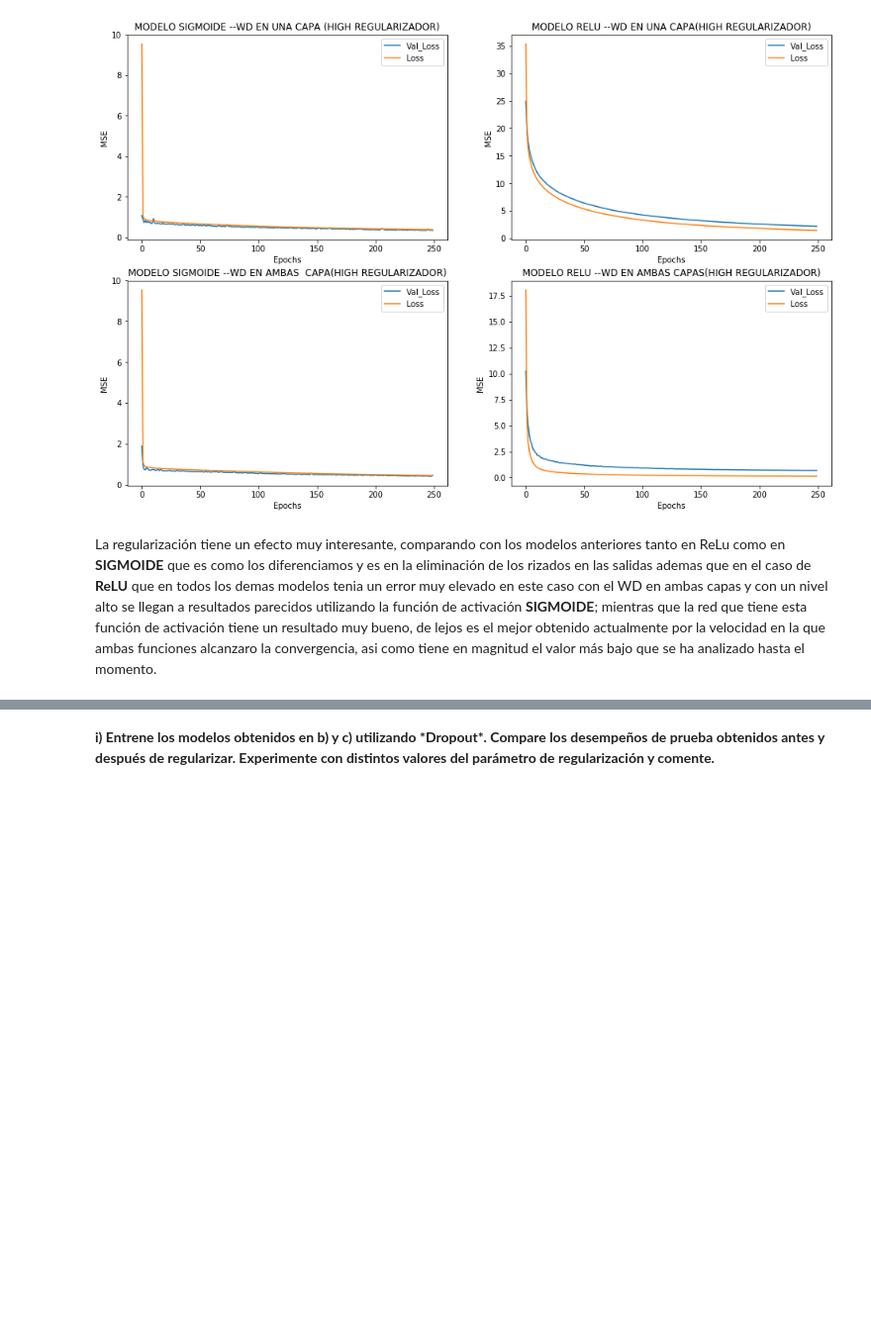
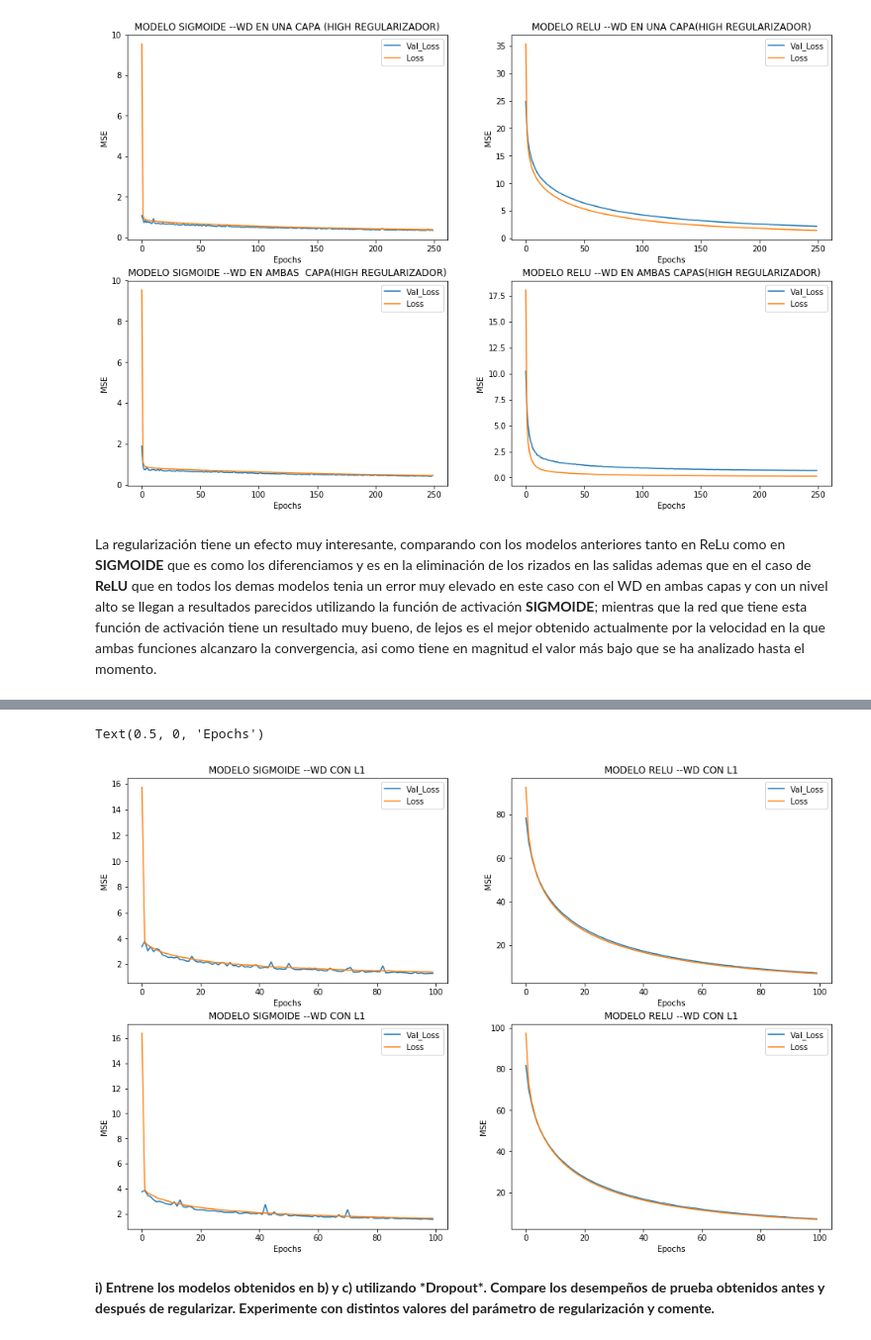
Before and after one commit to jeedorsa/Neural-Networks-INF-477, a Jupyter notebook: Tarea 1/Punto 1/Punto1.ipynb, the cells around one changed output, grey strips where cells are left out. Shown at 99% size. Drawn from its saved outputs; the diff is of its cells as text; code cells hidden in the pictures; blank space fills up the shorter version.

```diff
--- a/Tarea 1/Punto 1/Punto1.ipynb
+++ b/Tarea 1/Punto 1/Punto1.ipynb
@@ -819,3 +921,36 @@ Text(0.5, 0, 'Epochs')
+# %%
+plt.figure(2,figsize=(16,22))
+plt.subplot(4, 2, 1)
+plt.plot(history_wd_sig__onelayer.history['val_loss'])
+plt.plot(history_wd_sig__onelayer.history['loss'])
+plt.legend(('Val_Loss', 'Loss' ))
+plt.title('MODELO SIGMOIDE --WD CON L1')
+plt.ylabel('MSE')
+plt.xlabel('Epochs')
+plt.subplot(4, 2, 2)
+plt.plot(history_wd_rel_onelayer.history['val_loss'])
+plt.plot(history_wd_rel_onelayer.history['loss'])
+plt.legend(('Val_Loss', 'Loss' ))
+plt.title('MODELO RELU --WD CON L1')
+plt.ylabel('MSE')
+plt.xlabel('Epochs')
+plt.subplot(4, 2, 3)
+plt.plot(history_wd_sig_twolayers.history['val_loss'])
+plt.plot(history_wd_sig_twolayers.history['loss'])
+plt.legend(('Val_Loss', 'Loss' ))
+plt.title('MODELO SIGMOIDE --WD CON L1')
+plt.ylabel('MSE')
+plt.xlabel('Epochs')
+plt.subplot(4, 2, 4)
+plt.plot(history_wd_rel_twolayers.history['val_loss'])
+plt.plot(history_wd_rel_twolayers.history['loss'])
+plt.legend(('Val_Loss', 'Loss' ))
+plt.title('MODELO RELU --WD CON L1')
+plt.ylabel('MSE')
+plt.xlabel('Epochs')
+# %% [output]
+Text(0.5, 0, 'Epochs')
+[figure, added]
 # %% [markdown]
 <div class=text-justify><b>i) Entrene los modelos obtenidos en b) y c) utilizando *Dropout*. Compare los desempeños de prueba obtenidos antes y después de regularizar. Experimente con distintos valores del parámetro de regularización y comente.</b></div>
 # %%
```
Also changed, not shown: parts of 5 cells of this notebook, 1 other file.
